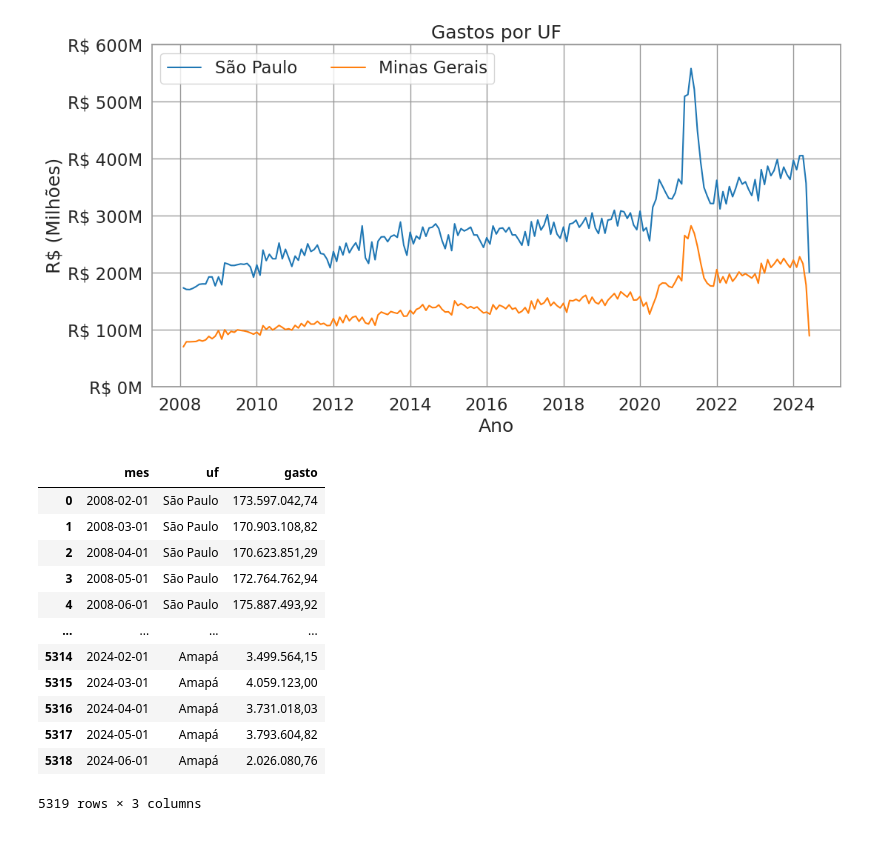
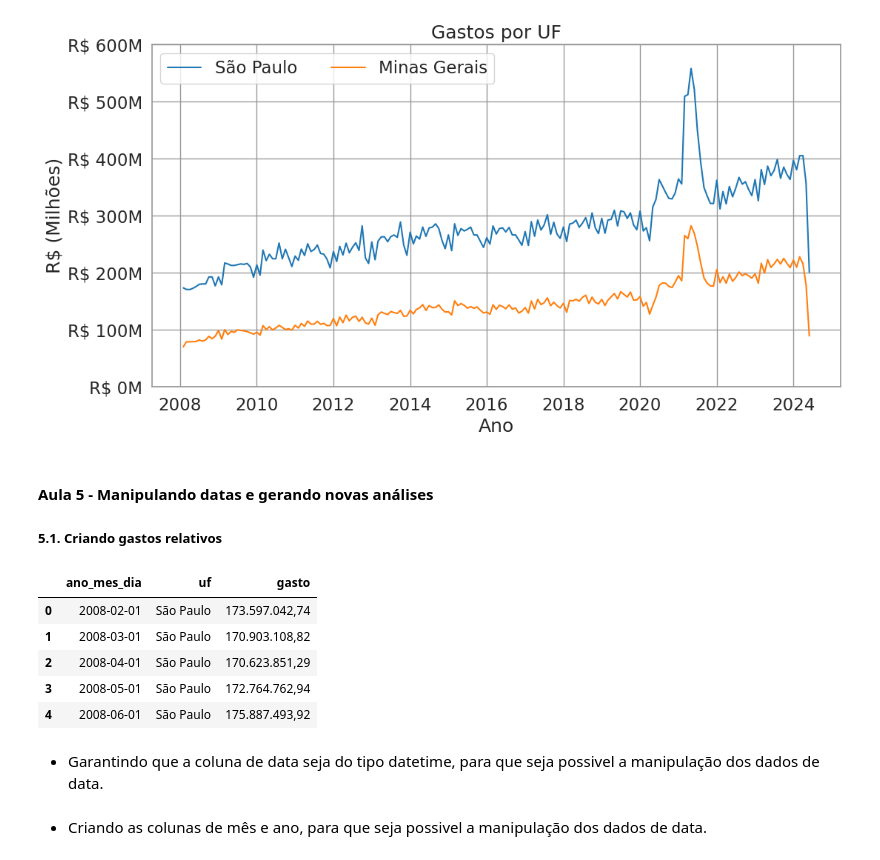
Before and after one commit to janainacazuza/Data-Analytics-FIAP-Pos-Thech, a Jupyter notebook: fase_01/notebooks/exploration/03_ibge.ipynb, the cells around one changed output. Cells and saved outputs as stored; diff of their text form; code cells hidden in the pictures.

Commit message:
Atualizando notebook para o fim da aula 5

```diff
--- a/fase_01/notebooks/exploration/03_ibge.ipynb
+++ b/fase_01/notebooks/exploration/03_ibge.ipynb
@@ -587,5 +587,5 @@ plt.show()
 # %%
 mensal_aberto = mensal.reset_index().melt(id_vars=(['index']), value_vars=mensal.columns)
-mensal_aberto.columns = ['mes', 'uf', 'gasto']
+mensal_aberto.columns = ['ano_mes_dia', 'uf', 'gasto']
 mensal_aberto.head()
 # %% [output]
@@ -646,19 +646,17 @@ plt.legend(loc='upper left', ncol=3)
 plt.show()
 # %% [output]
 [figure]
+# %% [markdown]
+#### Aula 5 - Manipulando datas e gerando novas análises
+##### 5.1. Criando gastos relativos
 # %%
-mensal_aberto
+mensal_aberto.head()
 # %% [output]
-|  | mes | uf | gasto |
+|  | ano_mes_dia | uf | gasto |
 | 0 | 2008-02-01 | São Paulo | 173.597.042,74 |
 | 1 | 2008-03-01 | São Paulo | 170.903.108,82 |
 | 2 | 2008-04-01 | São Paulo | 170.623.851,29 |
 | 3 | 2008-05-01 | São Paulo | 172.764.762,94 |
 | 4 | 2008-06-01 | São Paulo | 175.887.493,92 |
-| ... | ... | ... | ... |
-| 5314 | 2024-02-01 | Amapá | 3.499.564,15 |
-| 5315 | 2024-03-01 | Amapá | 4.059.123,00 |
-| 5316 | 2024-04-01 | Amapá | 3.731.018,03 |
-| 5317 | 2024-05-01 | Amapá | 3.793.604,82 |
-| 5318 | 2024-06-01 | Amapá | 2.026.080,76 |
-5319 rows × 3 columns
+# %% [markdown]
+* Garantindo que a coluna de data seja do tipo datetime, para que seja possivel a manipulação dos dados de data.
@@ -664,0 +665,2 @@ mensal_aberto
+# %% [markdown]
+* Criando as colunas de mês e ano, para que seja possivel a manipulação dos dados de data.
```
Also changed, not shown: parts of 24 cells of this notebook.
